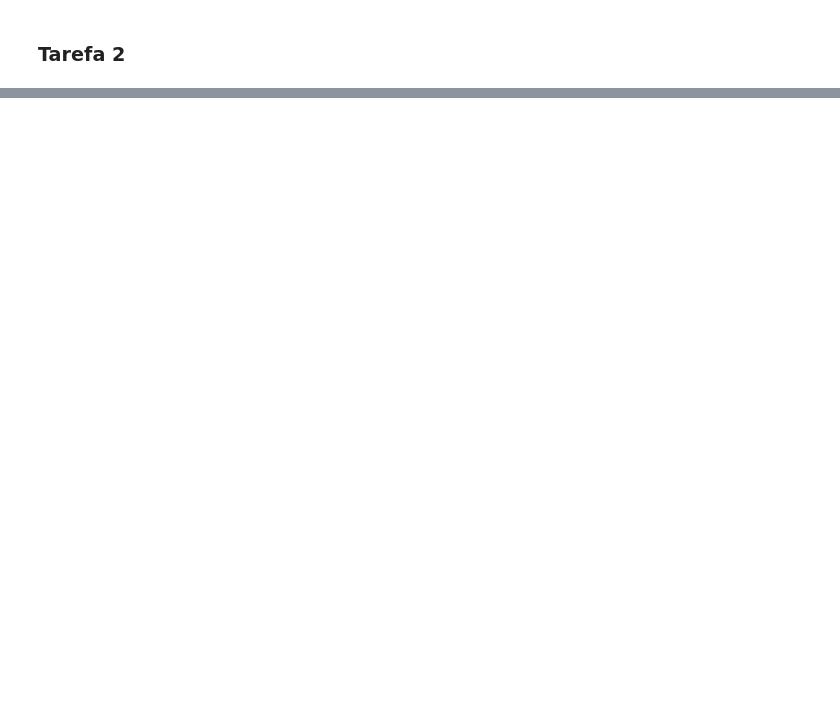
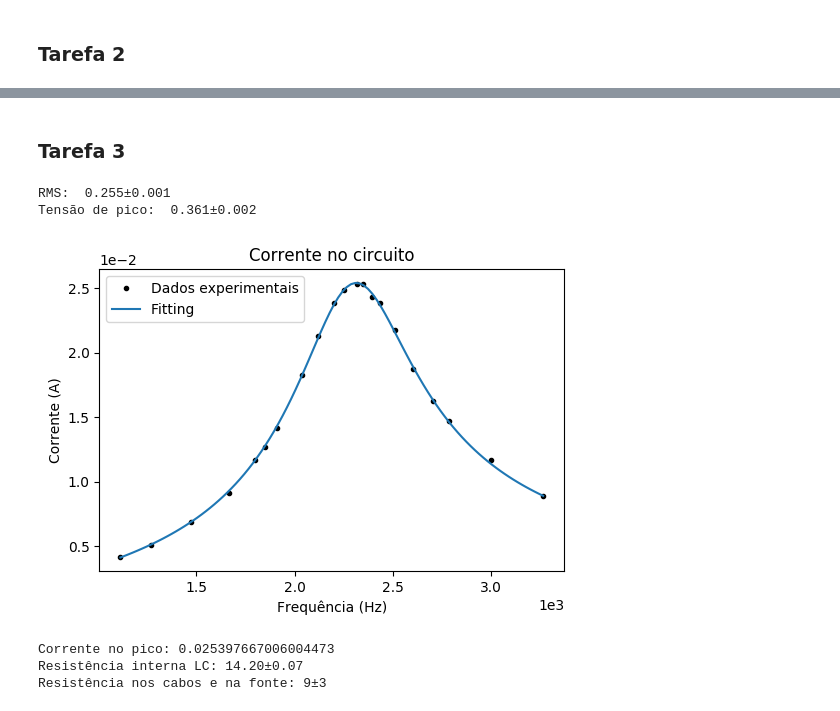
Before and after one commit to solano/lab3, a Jupyter notebook: pratica6/notebook/Analise.ipynb, the cells around one changed output, grey strips where cells are left out. Drawn from its saved outputs; the diff is of its cells as text; code cells hidden in the pictures; blank space fills up the shorter version.

```diff
--- a/pratica6/notebook/Analise.ipynb
+++ b/pratica6/notebook/Analise.ipynb
@@ -4,9 +13,7 @@
 # %% [markdown]
 ### Tarefa 1
 # %%
-import matplotlib.pyplot as plt
-import numpy as np
-
+# Componente(ddp, dt)
 class Componente:
     _frequencia = 2071.4
     _angular = 2*np.pi*_frequencia
@@ -18,11 +25,11 @@ class Componente:
     def f(self, t):
         return self.amplitude*np.sin(self._angular*t + self.fase)
 
-# Componente(ddp, dt)
+
 Fonte = Componente(3.7, 0)
-R = Componente(1.9, -70e-6)
-L = Componente(6.4, 5e-6)
-C = Componente(2.1, -136e-6)
+R_1 = Componente(1.9, -70e-6)
+L_1 = Componente(6.4, 5e-6)
+C_1 = Componente(2.1, -136e-6)
 
 x = np.linspace(0,Fonte._periodo*1, 150)
 plt.figure(dpi=100)
@@ -31,10 +38,10 @@ plt.xlabel("Tempo (s)")
 plt.title("Tensão nos terminais do circuito RLC")
 plt.ticklabel_format(style="sci", axis="x", scilimits=(0,0))
 plt.plot(x, Fonte.f(x), label="Fonte")
-plt.plot(x, R.f(x), label="R")
-plt.plot(x, L.f(x), label="L")
-plt.plot(x, C.f(x), label="C")
-plt.plot(x, Fonte.f(x)-R.f(x)-L.f(x)-C.f(x), '--k', label="Soma das tensões")
+plt.plot(x, R_1.f(x), label="R")
+plt.plot(x, L_1.f(x), label="L")
+plt.plot(x, C_1.f(x), label="C")
+plt.plot(x, Fonte.f(x)-R_1.f(x)-L_1.f(x)-C_1.f(x), '--k', label="Soma das tensões")
 plt.legend(loc=0)
 plt.show()
 # %% [output]
@@ -43,0 +172,36 @@ plt.show()
+# %% [markdown]
+### Tarefa 3
+# %%
+rms_LC = M((0.255, 0.001278))
+pico_LC = rms_LC*2**.5
+print("RMS: ", rms_LC)
+print("Tensão de pico: ", pico_LC)
+
+
+
+i_mold = lambda x, A, B, C : np.sqrt(1/(A+(x*B-1/(x*C))**2))
+popt, pcov = curve_fit(i_mold, x, Vr/R, p0=(1/0.025**2, 1e-3, 1e-9))
+i_fit = lambda x: i_mold(x, *popt)
+
+plt.figure(dpi=100)
+plt.title("Corrente no circuito")
+plt.xlabel("Frequência (Hz)")
+plt.ylabel("Corrente (A)")
+plt.ticklabel_format(style="sci", axis="both", scilimits=(0,0))
+plt.plot(x, Vr/R, '.k', label="Dados experimentais")
+plt.plot(t, i_fit(t), label="Fitting")
+plt.legend(loc=0)
+plt.show()
+
+i0 = i_fit(M_f0.nominal)
+M_rLC = pico_LC/i0
+print("Corrente no pico:", i0)
+print("Resistência interna LC:", M_rLC)
+print("Resistência nos cabos e na fonte:", M_rmin-M_rLC-M_R)
+# %% [output]
+RMS:  0.255±0.001
+Tensão de pico:  0.361±0.002
+[figure, added]
+Corrente no pico: 0.025397667006004473
+Resistência interna LC: 14.20±0.07
+Resistência nos cabos e na fonte: 9±3
```
Also changed, not shown: parts of 5 cells of this notebook.
